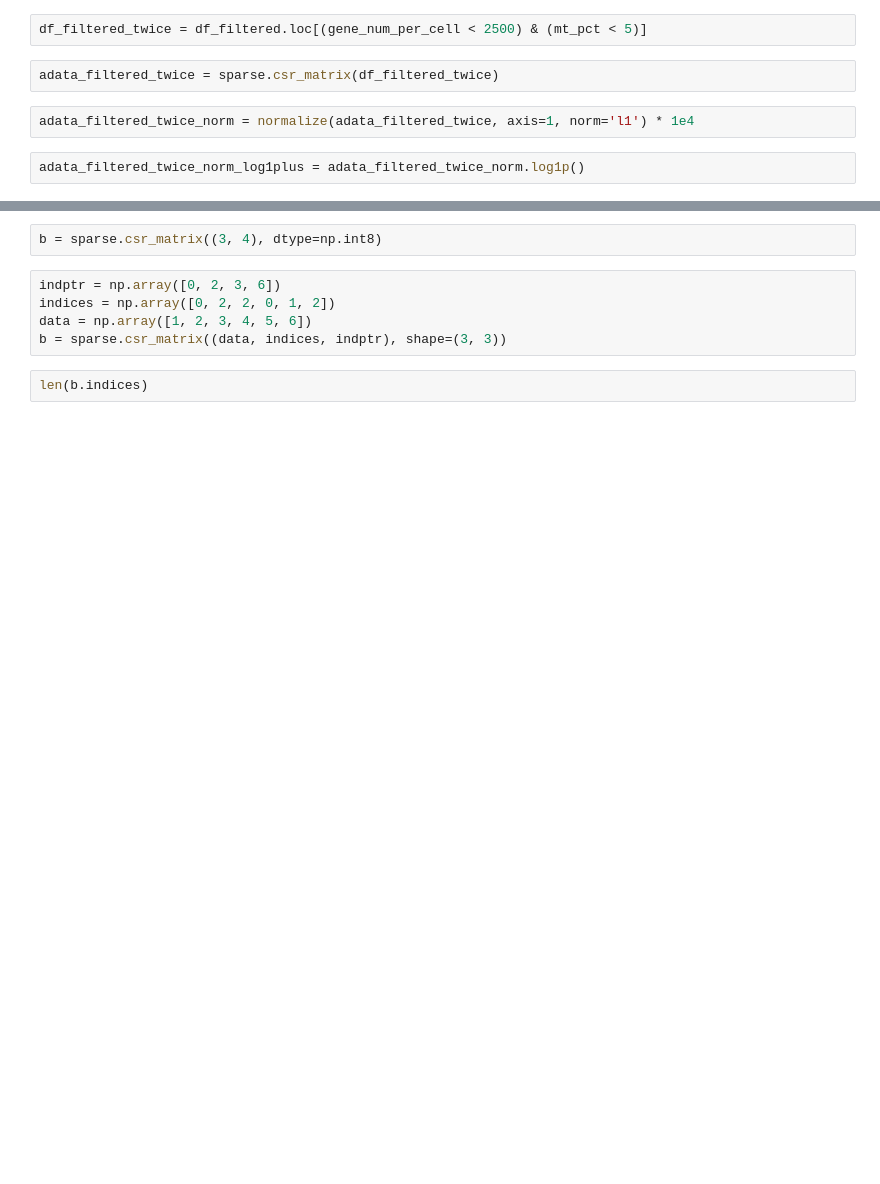
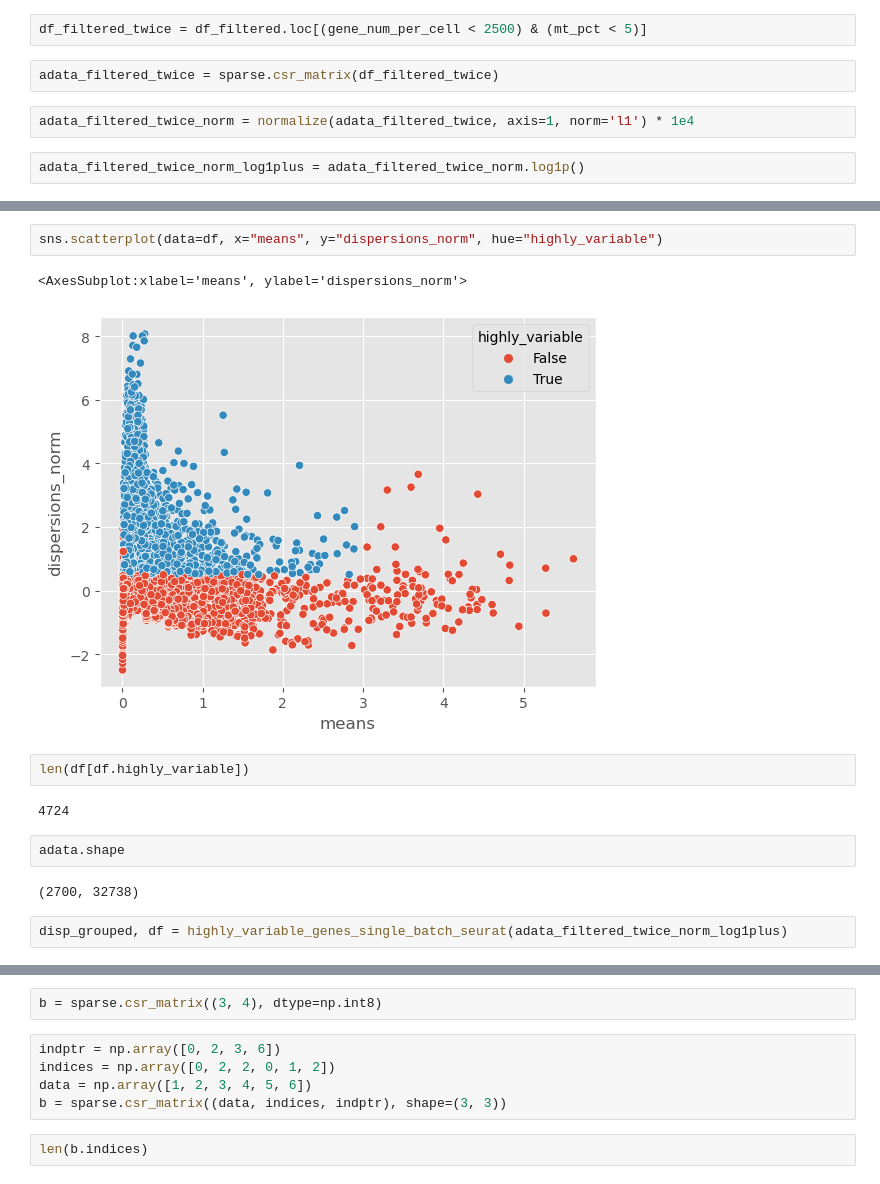
Before and after one commit to whatever60/learn, a Jupyter notebook: single_cell/scanpy/tutorial/preprocessing_clustering_better.ipynb, the cells around one changed output, grey strips where cells are left out. Cells and saved outputs as stored; diff of their text form; blank space fills up the shorter version.

```diff
--- a/single_cell/scanpy/tutorial/preprocessing_clustering_better.ipynb
+++ b/single_cell/scanpy/tutorial/preprocessing_clustering_better.ipynb
@@ -215,0 +360,15 @@ def highly_variable_genes_single_batch_seurat(
+# %%
+sns.scatterplot(data=df, x="means", y="dispersions_norm", hue="highly_variable")
+# %% [output]
+<AxesSubplot:xlabel='means', ylabel='dispersions_norm'>
+[figure, added]
+# %%
+len(df[df.highly_variable])
+# %% [output]
+4724
+# %%
+adata.shape
+# %% [output]
+(2700, 32738)
+# %%
+disp_grouped, df = highly_variable_genes_single_batch_seurat(adata_filtered_twice_norm_log1plus)
```
Also changed, not shown: parts of 37 cells of this notebook, 2 other files.
